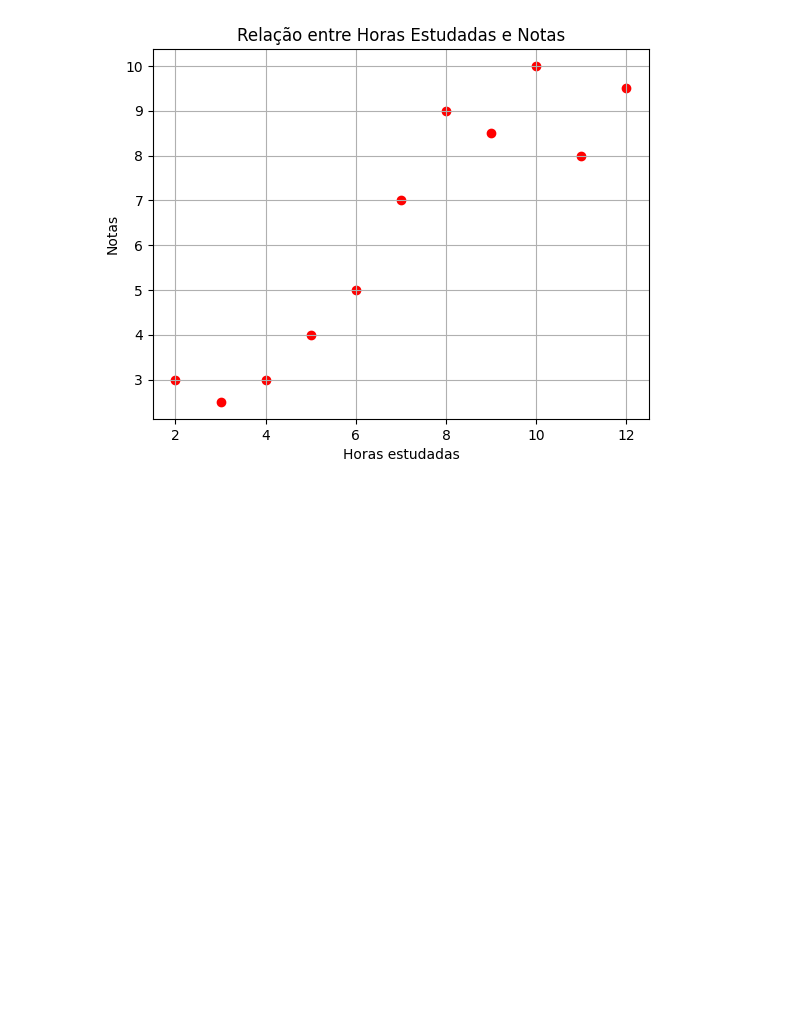
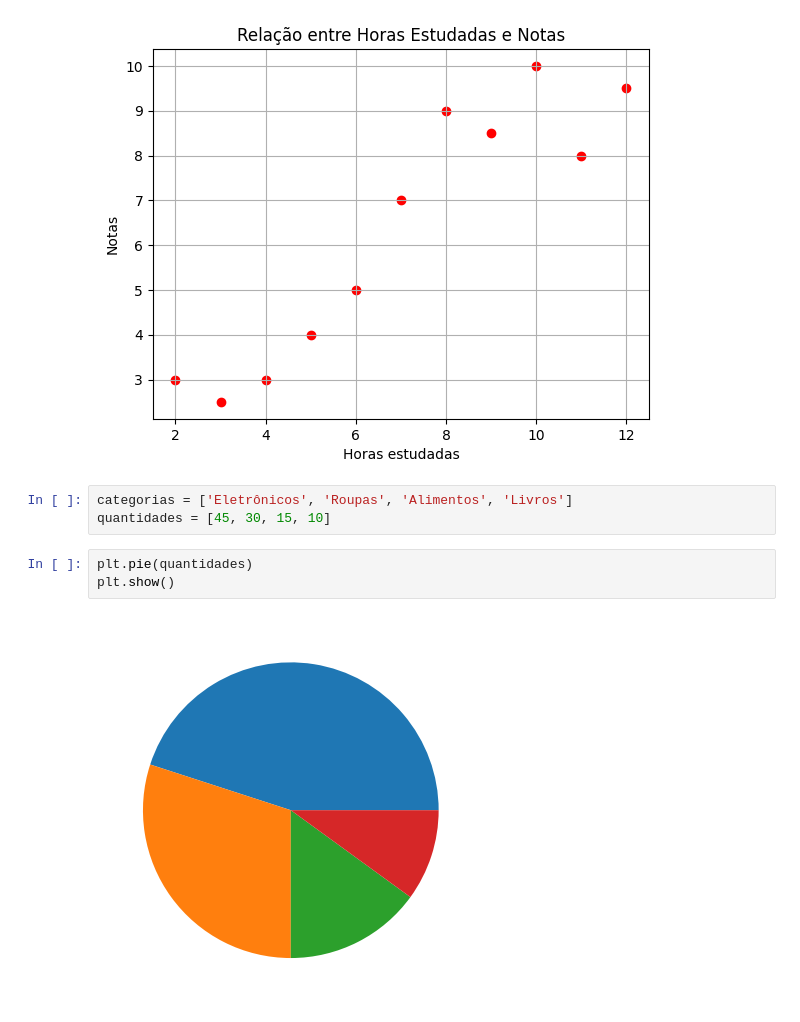
Before and after one commit to stephanyresque/Ciencia-de-dados-2, a Jupyter notebook: 28_10_24.ipynb, the cells around one changed output. Drawn from its saved outputs; the diff is of its cells as text; blank space fills up the shorter version.

```diff
--- a/28_10_24.ipynb
+++ b/28_10_24.ipynb
@@ -107,3 +107,11 @@ plt.grid(True)
 plt.show()
 # %% [output]
 [figure]
+# %%
+categorias = ['Eletrônicos', 'Roupas', 'Alimentos', 'Livros']
+quantidades = [45, 30, 15, 10]
+# %%
+plt.pie(quantidades)
+plt.show()
+# %% [output]
+[figure, added]
```
Also changed, not shown: parts of 7 cells of this notebook.
